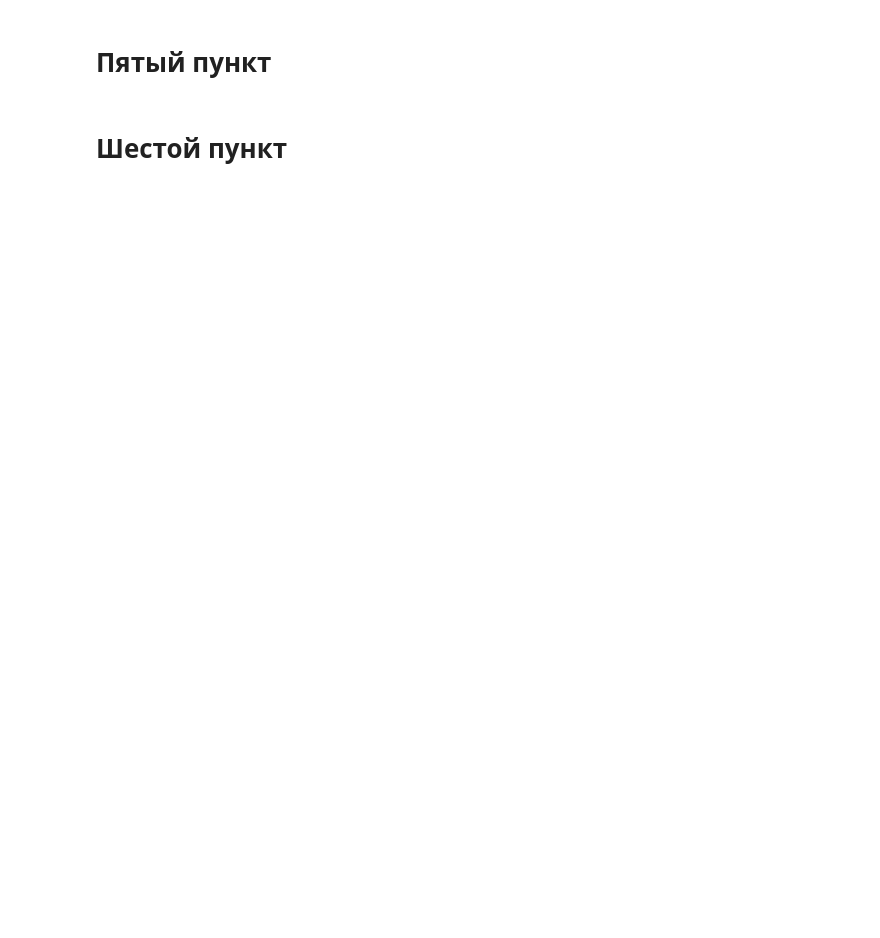
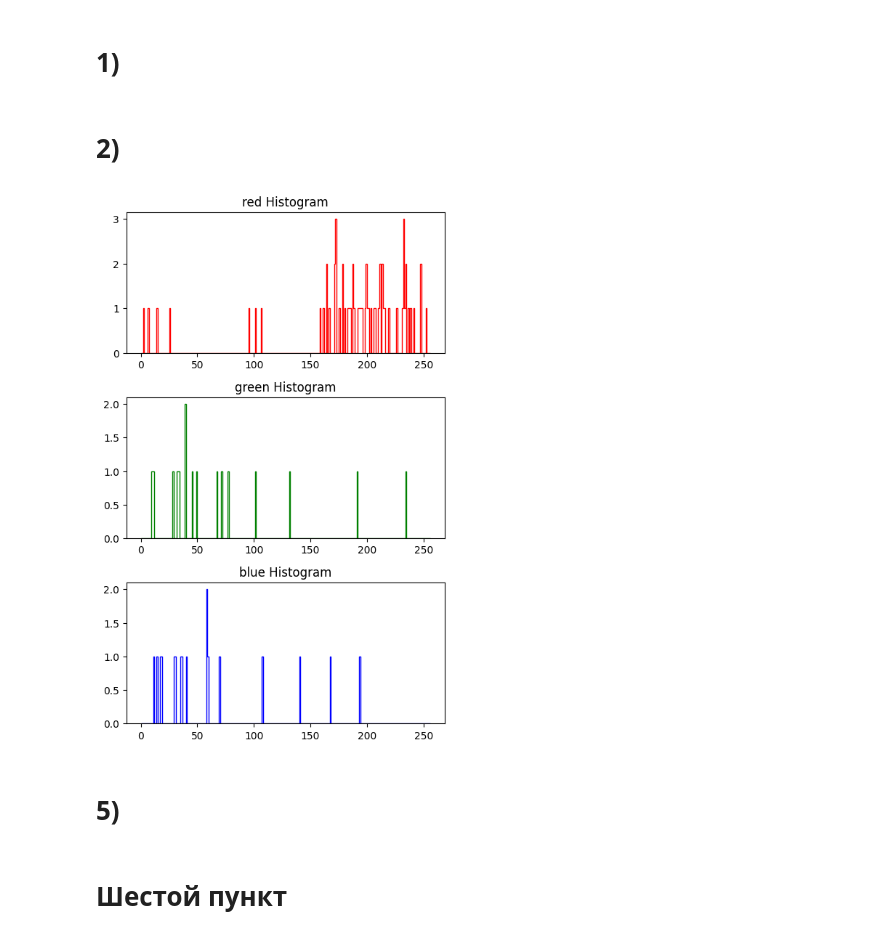
Before and after one commit to g3ksa/ComputerVision_labs, a Jupyter notebook: lab1/src/lab1.ipynb, the cells around one changed output. Drawn from its saved outputs; the diff is of its cells as text; code cells hidden in the pictures; blank space fills up the shorter version.

```diff
--- a/lab1/src/lab1.ipynb
+++ b/lab1/src/lab1.ipynb
@@ -1,5 +1,39 @@
-# %% [markdown]
-# Пятый пункт
+# %% [markdown]
+# 1)
+# %%
+from PIL import Image
+import matplotlib.pyplot as plt
+
+img = Image.open("../1.png")
+img.show()
+# %% [markdown]
+# 2)
+# %%
+bw_img = img.convert("L")
+
+bw_img.show()
+
+r, g, b = img.split()
+
+r.show()
+g.show()
+b.show()
+
+plt.figure(figsize=(5, 15))
+
+for i, (channel, color) in enumerate(zip([r, g, b], ["red", "green", "blue"]), start=2):
+    plt.subplot(6, 1, i)
+    plt.title(f"{color} Histogram")
+    plt.hist(
+        channel.histogram(), bins=256, range=(0, 256), histtype="step", color=color
+    )
+
+plt.tight_layout()
+plt.show()
+# %% [output]
+[figure, added]
+# %% [markdown]
+# 5)
 # %%
 from PIL import Image, ImageOps, ImageFilter, ImageEnhance
 
```
Also changed, not shown: parts of 2 cells of this notebook.
